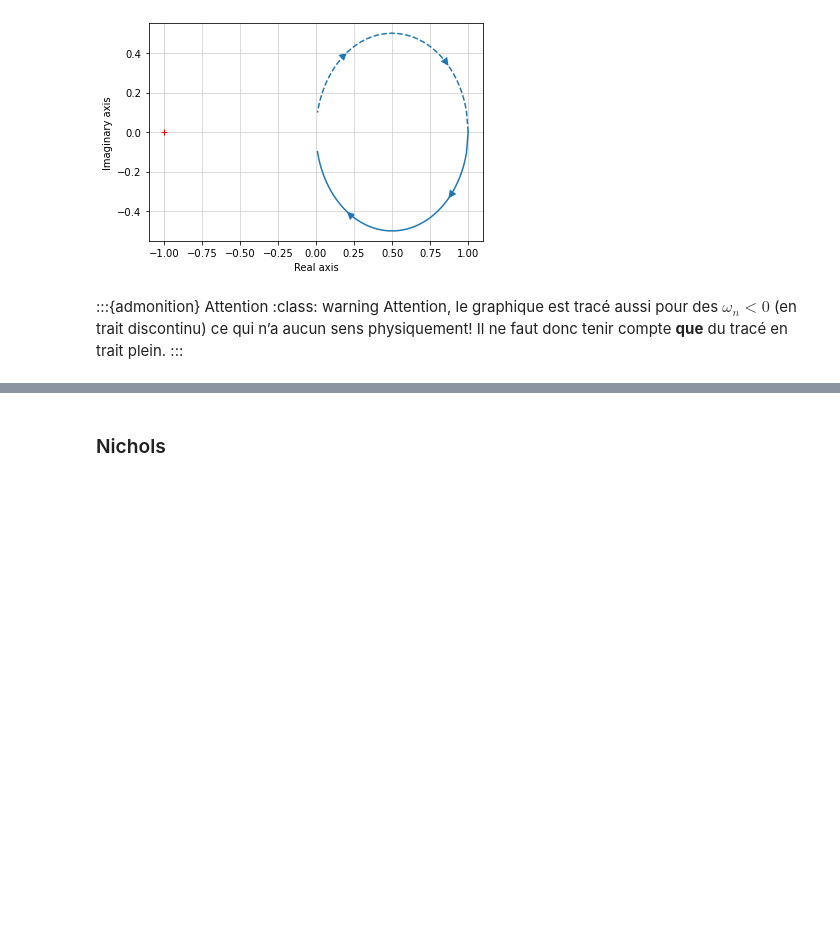
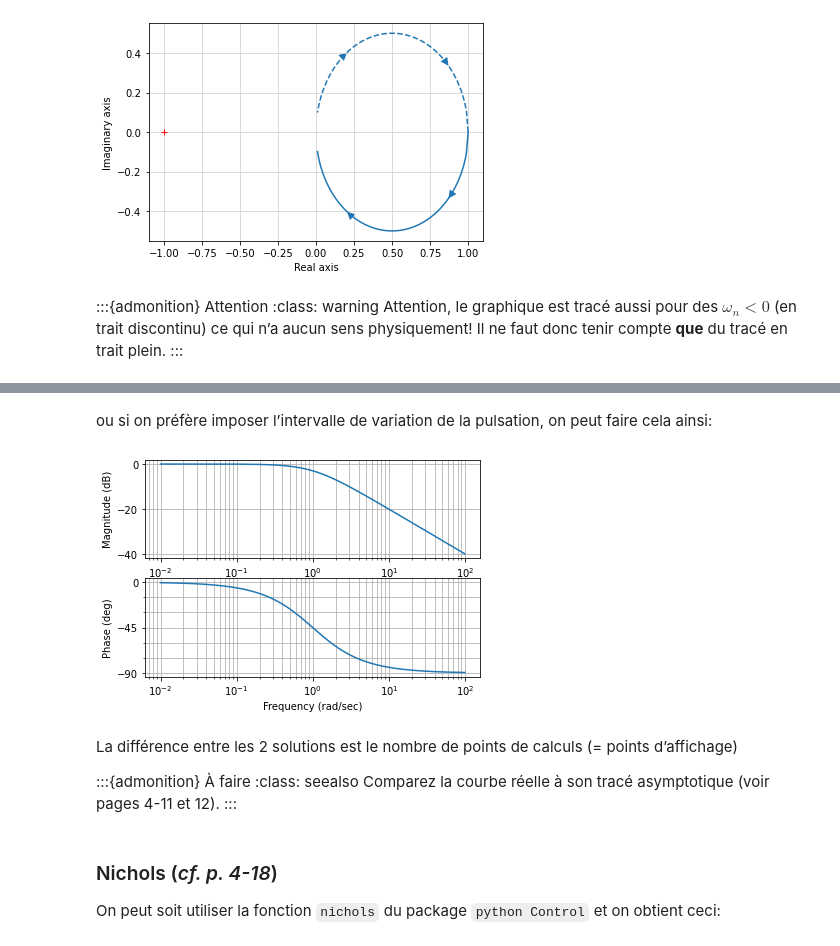
Before and after one commit to AlbanVl/ReguLaboGramme, a Jupyter notebook: _sources/regu/LaboSeance5.ipynb, the cells around one changed output, grey strips where cells are left out. Cells and saved outputs as stored; diff of their text form; code cells hidden in the pictures; blank space fills up the shorter version.

```diff
--- a/_sources/regu/LaboSeance5.ipynb
+++ b/_sources/regu/LaboSeance5.ipynb
@@ -41,2 +55,18 @@ Attention, le graphique est tracé aussi pour des $\omega_n<0$ (en trait discont
+# %% [markdown]
+ou si on préfère imposer l’intervalle de variation de la pulsation, on peut faire cela ainsi:
+# %%
+w = np.logspace(-2, 2, 10000) # Echelle logarithmique allant de 10^-2 à 10^2
+ml.bode(H_BO, w);
+# %% [output]
+[figure, added]
+# %% [markdown]
+La différence entre les 2 solutions est le nombre de points de calculs (= points d’affichage)
+
+:::{admonition} À faire
+:class: seealso
+Comparez la courbe réelle à son tracé asymptotique (voir pages 4-11 et 12).
+:::
 # %% [markdown]
-### Nichols
+### Nichols (*cf. p. 4-18*)
+
+On peut soit utiliser la fonction `nichols` du package `python Control` et on obtient ceci:
```
Also changed, not shown: parts of 21 cells of this notebook, 16 other files.
